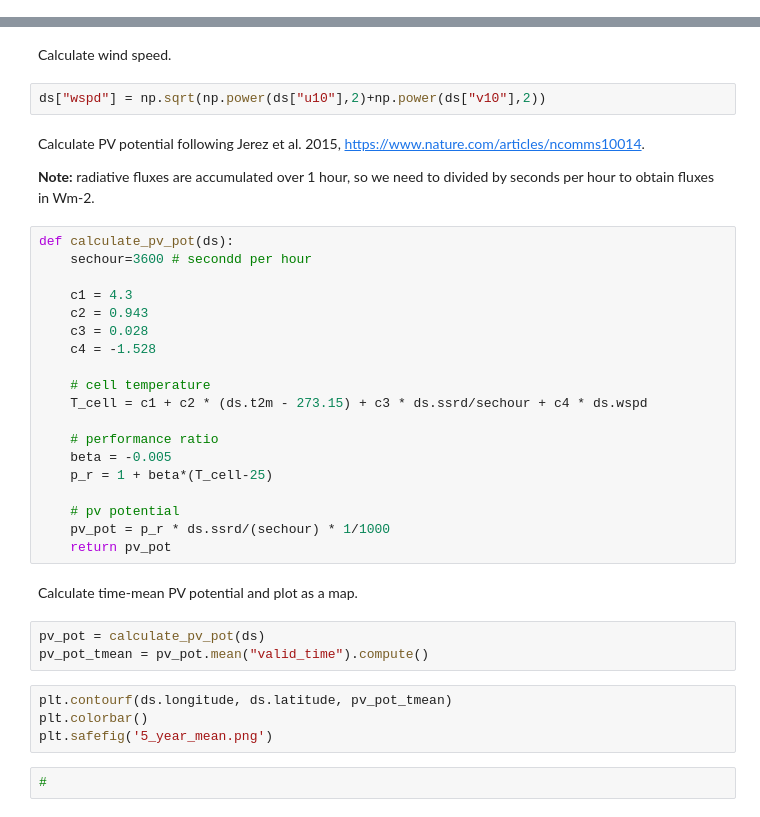
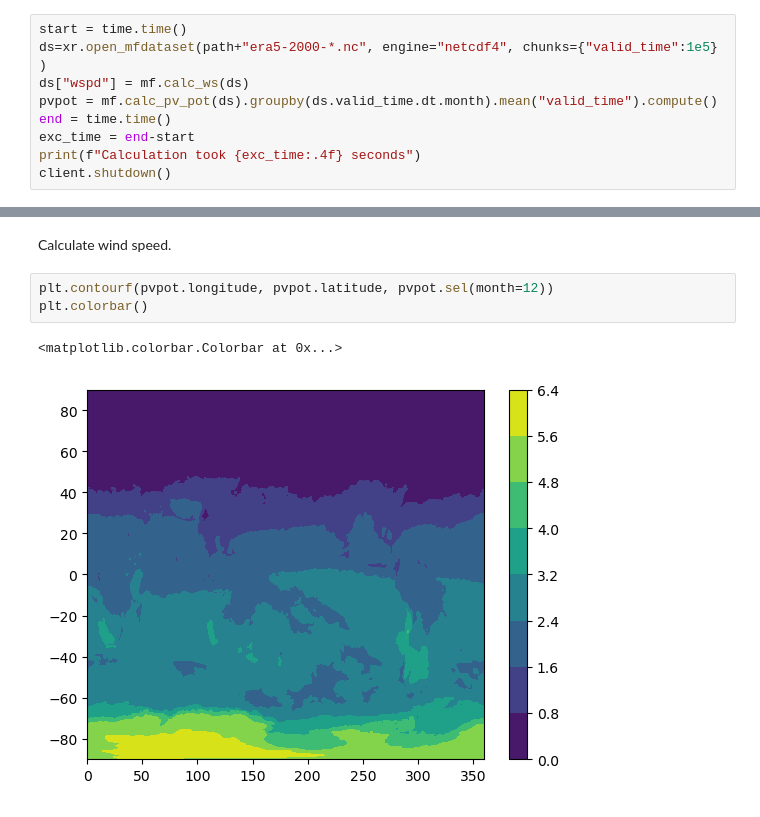
Before and after one commit to YannickHradetzky/ICM, a Jupyter notebook: analysis/1_year_mean.ipynb, the cells around one changed output, grey strips where cells are left out. Saved outputs shown, nothing was run; the diff lists cells and outputs as text.

Commit message:
added script for monthly mean

```diff
--- a/analysis/1_year_mean.ipynb
+++ b/analysis/1_year_mean.ipynb
@@ -20,0 +22,9 @@ print(filenames)
+# %%
+start = time.time()
+ds=xr.open_mfdataset(path+"era5-2000-*.nc", engine="netcdf4", chunks={"valid_time":1e5} )
+ds["wspd"] = mf.calc_ws(ds)
+pvpot = mf.calc_pv_pot(ds).groupby(ds.valid_time.dt.month).mean("valid_time").compute()
+end = time.time()
+exc_time = end-start
+print(f"Calculation took {exc_time:.4f} seconds")
+client.shutdown()
@@ -21,38 +50,8 @@ print(filenames)
 # %% [markdown]
 Calculate wind speed.
-# %%
-ds["wspd"] = np.sqrt(np.power(ds["u10"],2)+np.power(ds["v10"],2))
-# %% [markdown]
-Calculate PV potential following Jerez et al. 2015, https://www.nature.com/articles/ncomms10014.
-
-**Note:** radiative fluxes are accumulated over 1 hour, so we need to divided by seconds per hour to obtain fluxes in Wm-2.
-# %%
-def calculate_pv_pot(ds):
-    sechour=3600 # secondd per hour
-
-    c1 = 4.3
-    c2 = 0.943
-    c3 = 0.028
-    c4 = -1.528
-
-    # cell temperature
-    T_cell = c1 + c2 * (ds.t2m - 273.15) + c3 * ds.ssrd/sechour + c4 * ds.wspd
-
-    # performance ratio
-    beta = -0.005
-    p_r = 1 + beta*(T_cell-25)
-
-    # pv potential
-    pv_pot = p_r * ds.ssrd/(sechour) * 1/1000
-    return pv_pot
-# %% [markdown]
-Calculate time-mean PV potential and plot as a map.
-# %%
-pv_pot = calculate_pv_pot(ds)
-pv_pot_tmean = pv_pot.mean("valid_time").compute()
 # %%
-plt.contourf(ds.longitude, ds.latitude, pv_pot_tmean)
+plt.contourf(pvpot.longitude, pvpot.latitude, pvpot.sel(month=12))
 plt.colorbar()
-plt.safefig('5_year_mean.png')
+# %% [output]
+<matplotlib.colorbar.Colorbar at 0x...>
+[figure, added]
-# %%
-#
```
Also changed, not shown: parts of 6 cells of this notebook, 46 other files.
